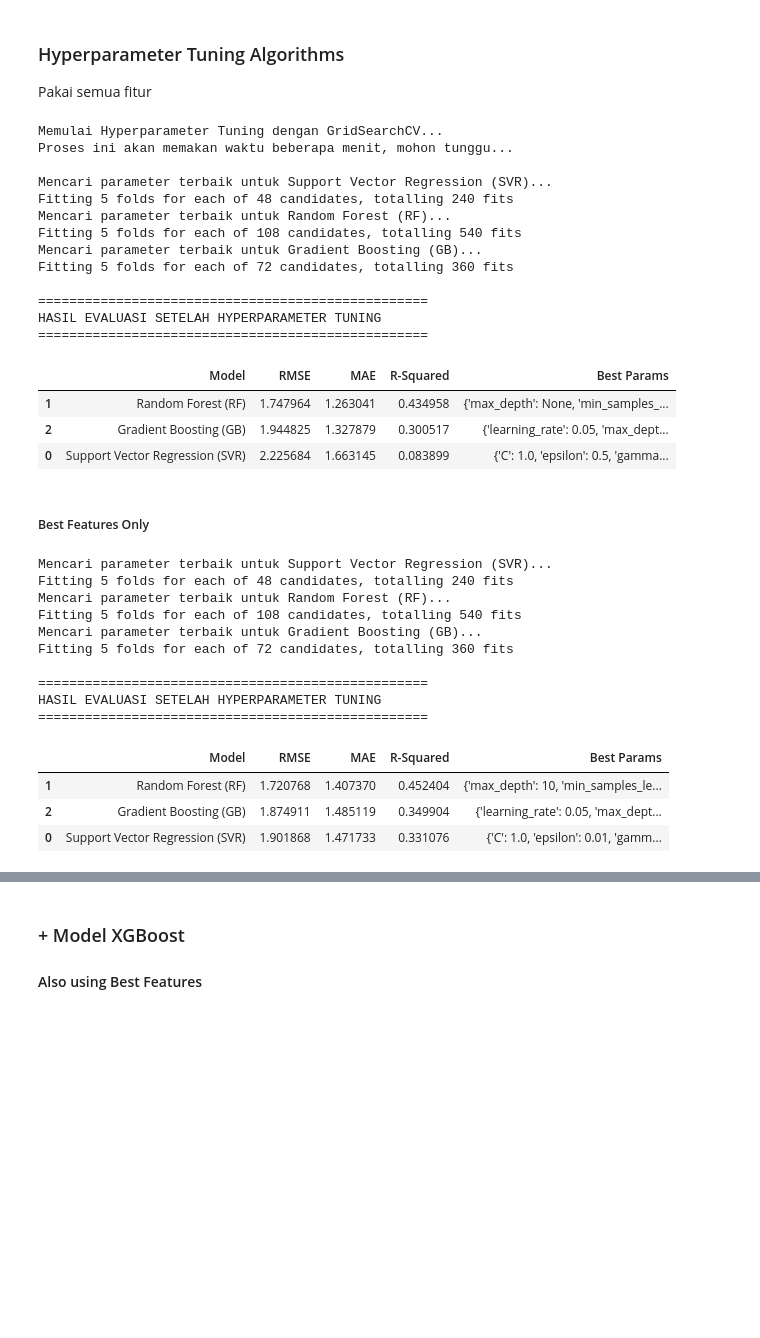
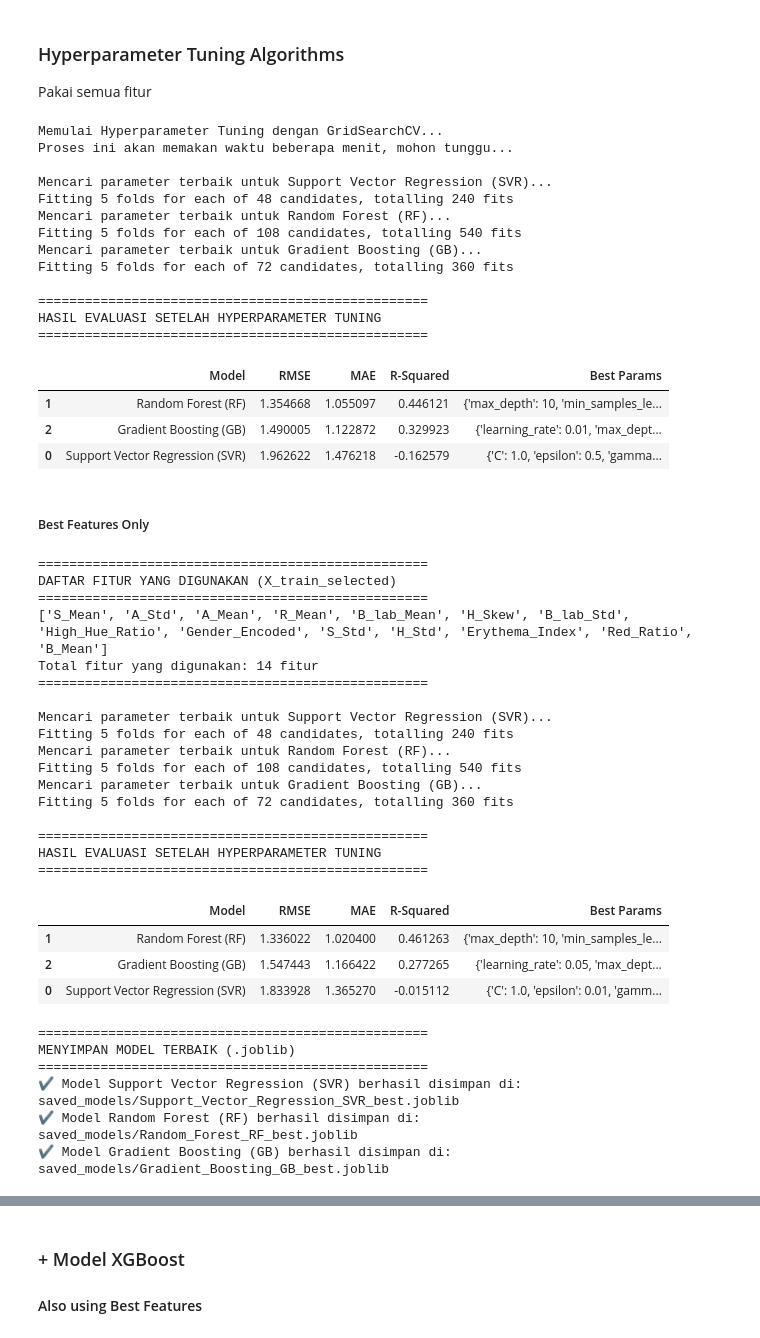
Before and after one commit to dzakwandq/TA, a Jupyter notebook: notebooks/hb_predict_fix.ipynb, the cells around one changed output, grey strips where cells are left out. Saved outputs shown, nothing was run; the diff lists cells and outputs as text; code cells hidden in the pictures; blank space fills up the shorter version.

```diff
--- a/notebooks/hb_predict_fix.ipynb
+++ b/notebooks/hb_predict_fix.ipynb
@@ -105,7 +170,7 @@ from sklearn.metrics import mean_squared_error, mean_absolute_error, r2_score
 # 1. DATA LOADING & PREPROCESSING
 # ==========================================
 print("Memuat dataset gabungan...")
-PATH_GABUNGAN = r"C:\Folder Dzakwan\Folder Dzakwan\Keperluan TA\dataset\dataset_gabungan_normalized.xlsx"
+PATH_GABUNGAN = r"C:\Folder Dzakwan\Folder Dzakwan\Keperluan TA\dataset\dataset_gabungan_normalized_v2.xlsx"
 df = pd.read_excel(PATH_GABUNGAN)
 
 # Encode Gender (Laki-laki/M = 1, Perempuan/F = 0)
@@ -234,7 +355,7 @@ from sklearn.metrics import mean_squared_error, mean_absolute_error, r2_score
 # 1. DATA LOADING & PREPROCESSING
 # ==========================================
 print("Memuat dataset gabungan...")
-PATH_GABUNGAN = r"C:\Folder Dzakwan\Folder Dzakwan\Keperluan TA\dataset\dataset_gabungan_normalized.xlsx"
+PATH_GABUNGAN = r"C:\Folder Dzakwan\Folder Dzakwan\Keperluan TA\dataset\dataset_gabungan_normalized_v2.xlsx"
 df = pd.read_excel(PATH_GABUNGAN)
 
 # Encode Gender (Laki-laki/M = 1, Perempuan/F = 0)
@@ -779,13 +899,19 @@ Fitting 5 folds for each of 72 candidates, totalling 360 fits
 HASIL EVALUASI SETELAH HYPERPARAMETER TUNING
 ==================================================
 |  | Model | RMSE | MAE | R-Squared | Best Params |
-| 1 | Random Forest (RF) | 1.747964 | 1.263041 | 0.434958 | {'max_depth': None, 'min_samples_... |
-| 2 | Gradient Boosting (GB) | 1.944825 | 1.327879 | 0.300517 | {'learning_rate': 0.05, 'max_dept... |
-| 0 | Support Vector Regression (SVR) | 2.225684 | 1.663145 | 0.083899 | {'C': 1.0, 'epsilon': 0.5, 'gamma... |
+| 1 | Random Forest (RF) | 1.354668 | 1.055097 | 0.446121 | {'max_depth': 10, 'min_samples_le... |
+| 2 | Gradient Boosting (GB) | 1.490005 | 1.122872 | 0.329923 | {'learning_rate': 0.01, 'max_dept... |
+| 0 | Support Vector Regression (SVR) | 1.962622 | 1.476218 | -0.162579 | {'C': 1.0, 'epsilon': 0.5, 'gamma... |
 # %% [markdown]
 ##### Best Features Only
 # %%
+import pandas as pd
+import numpy as np
+import os
+import joblib # --- TAMBAHAN CODE: Import library untuk menyimpan model ---
 from sklearn.model_selection import GridSearchCV
+from sklearn.metrics import mean_squared_error, mean_absolute_error, r2_score
+
 # 1. Definisikan ruang pencarian (Parameter Grid) untuk model terbaik
 param_grids = {
     'Support Vector Regression (SVR)': {
@@ -815,6 +941,17 @@ models_to_tune = {
     'Gradient Boosting (GB)': models['Gradient Boosting (GB)']
 }
 
+# --- TAMBAHAN CODE: Menampilkan fitur yang terpilih ---
+print("\n" + "="*50)
+print("DAFTAR FITUR YANG DIGUNAKAN (X_train_selected)")
+print("="*50)
+# Mengubah index columns menjadi list agar lebih mudah dibaca saat di-print
+fitur_terpilih = list(X_train_selected.columns)
+print(fitur_terpilih)
+print(f"Total fitur yang digunakan: {len(fitur_terpilih)} fitur")
+print("="*50 + "\n")
+# ------------------------------------------------------
+
 tuned_results = []
 best_models = {}
 
@@ -835,7 +972,7 @@ for name, base_model in models_to_tune.items():
     # Eksekusi pencarian pada data latih (Campuran)
     grid_search.fit(X_train_selected, y_train)
 
-    # Simpan model terbaik
+    # Simpan model terbaik ke dalam dictionary
     best_model = grid_search.best_estimator_
     best_models[name] = best_model
 
@@ -851,33 +988,63 @@ for name, base_model in models_to_tune.items():
         'Model': name,
         'RMSE': rmse,
         'MAE': mae,
         'R-Squared': r2,
         'Best Params': str(grid_search.best_params_)
     })
 
 print("\n" + "="*50)
 print("HASIL EVALUASI SETELAH HYPERPARAMETER TUNING")
 print("="*50)
 
 # Tampilkan hasil secara berurutan dari RMSE terkecil
 df_tuned_results = pd.DataFrame(tuned_results).sort_values(by='RMSE')
 # Hapus batas maksimal lebar kolom
 pd.set_option('display.max_colwidth', None)
 
 # Tampilkan kembali hasilnya
 display(df_tuned_results[['Model', 'RMSE', 'MAE', 'R-Squared', 'Best Params']])
+
+# --- TAMBAHAN CODE: MENYIMPAN MODEL TERBAIK ---
+print("\n" + "="*50)
+print("MENYIMPAN MODEL TERBAIK (.joblib)")
+print("="*50)
+
+# Membuat folder 'saved_models' jika belum ada untuk merapikan file
+os.makedirs('saved_models', exist_ok=True)
+
+for name, model in best_models.items():
+    # Merapikan nama file (menghapus spasi dan tanda kurung) agar aman di berbagai OS
+    safe_name = name.replace(' ', '_').replace('(', '').replace(')', '')
+    file_path = f"saved_models/{safe_name}_best.joblib"
+
+    # Menyimpan objek model menggunakan joblib
+    joblib.dump(model, file_path)
+    print(f"✔️ Model {name} berhasil disimpan di: {file_path}")
 # %% [output]
+==================================================
+DAFTAR FITUR YANG DIGUNAKAN (X_train_selected)
+==================================================
+['S_Mean', 'A_Std', 'A_Mean', 'R_Mean', 'B_lab_Mean', 'H_Skew', 'B_lab_Std', 'High_Hue_Ratio', 'Gender_Encoded', 'S_Std', 'H_Std', 'Erythema_Index', 'Red_Ratio', 'B_Mean']
+Total fitur yang digunakan: 14 fitur
+==================================================
+
 Mencari parameter terbaik untuk Support Vector Regression (SVR)...
 Fitting 5 folds for each of 48 candidates, totalling 240 fits
 Mencari parameter terbaik untuk Random Forest (RF)...
 Fitting 5 folds for each of 108 candidates, totalling 540 fits
 Mencari parameter terbaik untuk Gradient Boosting (GB)...
 Fitting 5 folds for each of 72 candidates, totalling 360 fits
 
 ==================================================
 HASIL EVALUASI SETELAH HYPERPARAMETER TUNING
 ==================================================
 |  | Model | RMSE | MAE | R-Squared | Best Params |
-| 1 | Random Forest (RF) | 1.720768 | 1.407370 | 0.452404 | {'max_depth': 10, 'min_samples_le... |
-| 2 | Gradient Boosting (GB) | 1.874911 | 1.485119 | 0.349904 | {'learning_rate': 0.05, 'max_dept... |
-| 0 | Support Vector Regression (SVR) | 1.901868 | 1.471733 | 0.331076 | {'C': 1.0, 'epsilon': 0.01, 'gamm... |
+| 1 | Random Forest (RF) | 1.336022 | 1.020400 | 0.461263 | {'max_depth': 10, 'min_samples_le... |
+| 2 | Gradient Boosting (GB) | 1.547443 | 1.166422 | 0.277265 | {'learning_rate': 0.05, 'max_dept... |
+| 0 | Support Vector Regression (SVR) | 1.833928 | 1.365270 | -0.015112 | {'C': 1.0, 'epsilon': 0.01, 'gamm... |
+==================================================
+MENYIMPAN MODEL TERBAIK (.joblib)
+==================================================
+✔️ Model Support Vector Regression (SVR) berhasil disimpan di: saved_models/Support_Vector_Regression_SVR_best.joblib
+✔️ Model Random Forest (RF) berhasil disimpan di: saved_models/Random_Forest_RF_best.joblib
+✔️ Model Gradient Boosting (GB) berhasil disimpan di: saved_models/Gradient_Boosting_GB_best.joblib
```
Also changed, not shown: parts of 20 cells of this notebook, 10 other files.
